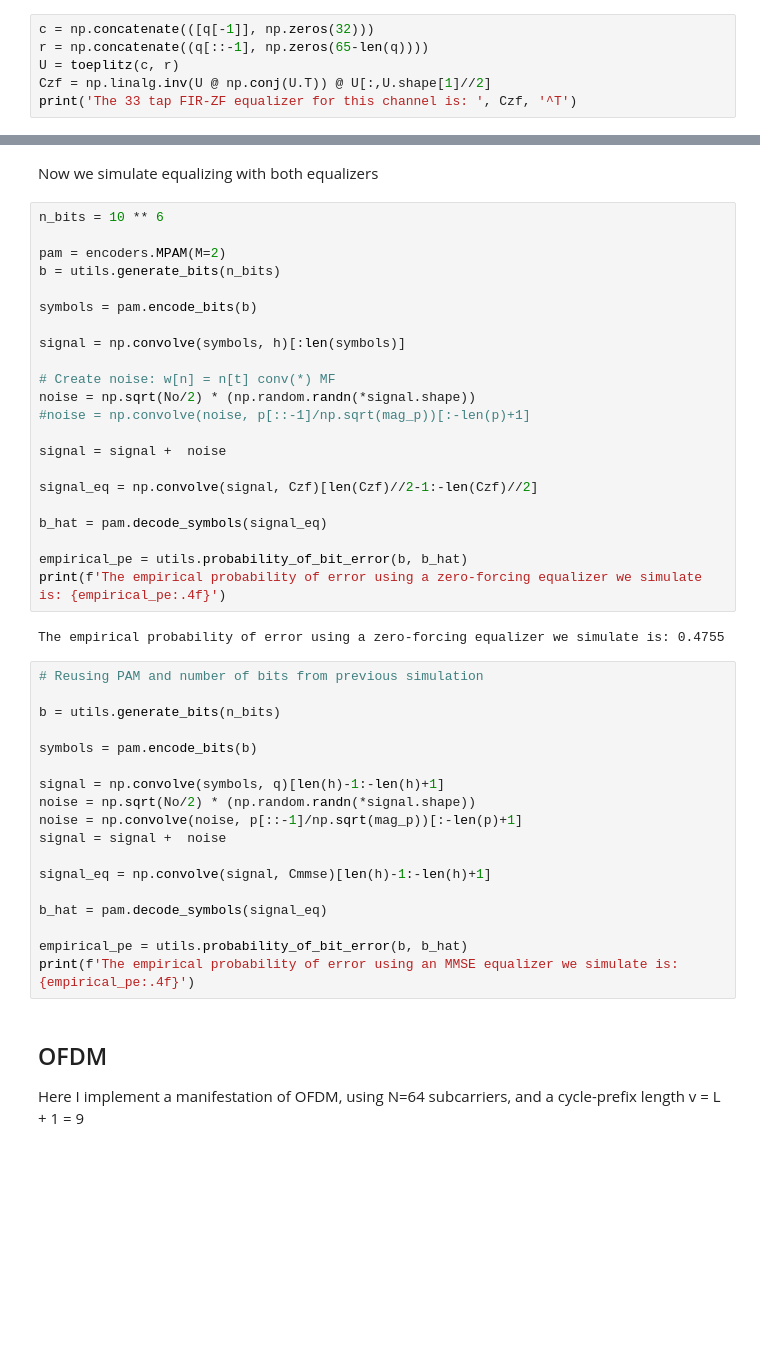
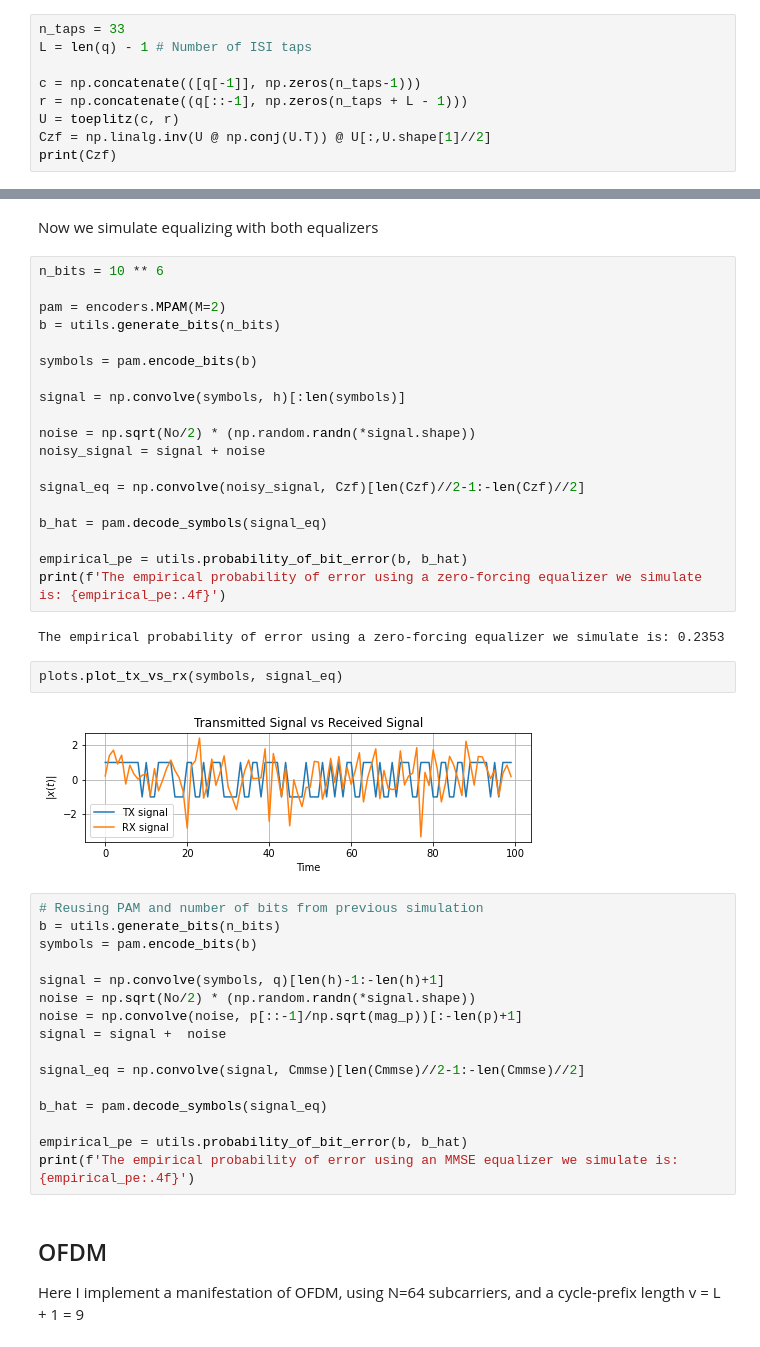
Before and after one commit to JacksonPaull/OFDM, a Jupyter notebook: project.ipynb, the cells around one changed output, grey strips where cells are left out. Cells and saved outputs as stored; diff of their text form; blank space fills up the shorter version.

```diff
--- a/project.ipynb
+++ b/project.ipynb
@@ -219,9 +235,12 @@ $\textbf{c}_{zf} = (UU^*)^{-1}\underline{u}_0$
 
 Where $\underline{u}_0$ refers to the center column of $\textbf{U}$, equivalently this is $\underline{q}$
 # %%
-c = np.concatenate(([q[-1]], np.zeros(32)))
-r = np.concatenate((q[::-1], np.zeros(65-len(q))))
+n_taps = 33
+L = len(q) - 1 # Number of ISI taps
+
+c = np.concatenate(([q[-1]], np.zeros(n_taps-1)))
+r = np.concatenate((q[::-1], np.zeros(n_taps + L - 1)))
 U = toeplitz(c, r)
 Czf = np.linalg.inv(U @ np.conj(U.T)) @ U[:,U.shape[1]//2]
-print('The 33 tap FIR-ZF equalizer for this channel is: ', Czf, '^T')
+print(Czf)
 # %% [output]
@@ -350,25 +366,24 @@ symbols = pam.encode_bits(b)
 
 signal = np.convolve(symbols, h)[:len(symbols)]
 
-# Create noise: w[n] = n[t] conv(*) MF
 noise = np.sqrt(No/2) * (np.random.randn(*signal.shape))
-#noise = np.convolve(noise, p[::-1]/np.sqrt(mag_p))[:-len(p)+1]
+noisy_signal = signal + noise
 
-signal = signal +  noise
-
-signal_eq = np.convolve(signal, Czf)[len(Czf)//2-1:-len(Czf)//2]
+signal_eq = np.convolve(noisy_signal, Czf)[len(Czf)//2-1:-len(Czf)//2]
 
 b_hat = pam.decode_symbols(signal_eq)
 
 empirical_pe = utils.probability_of_bit_error(b, b_hat)
 print(f'The empirical probability of error using a zero-forcing equalizer we simulate is: {empirical_pe:.4f}')
 # %% [output]
-The empirical probability of error using a zero-forcing equalizer we simulate is: 0.4755
+The empirical probability of error using a zero-forcing equalizer we simulate is: 0.2353
+# %%
+plots.plot_tx_vs_rx(symbols, signal_eq)
+# %% [output]
+[figure, added]
 # %%
 # Reusing PAM and number of bits from previous simulation
-
 b = utils.generate_bits(n_bits)
-
 symbols = pam.encode_bits(b)
 
 signal = np.convolve(symbols, q)[len(h)-1:-len(h)+1]
@@ -376,7 +391,7 @@ noise = np.sqrt(No/2) * (np.random.randn(*signal.shape))
 noise = np.convolve(noise, p[::-1]/np.sqrt(mag_p))[:-len(p)+1]
 signal = signal +  noise
 
-signal_eq = np.convolve(signal, Cmmse)[len(h)-1:-len(h)+1]
+signal_eq = np.convolve(signal, Cmmse)[len(Cmmse)//2-1:-len(Cmmse)//2]
 
 b_hat = pam.decode_symbols(signal_eq)
 
```
Also changed, not shown: parts of 8 cells of this notebook.
